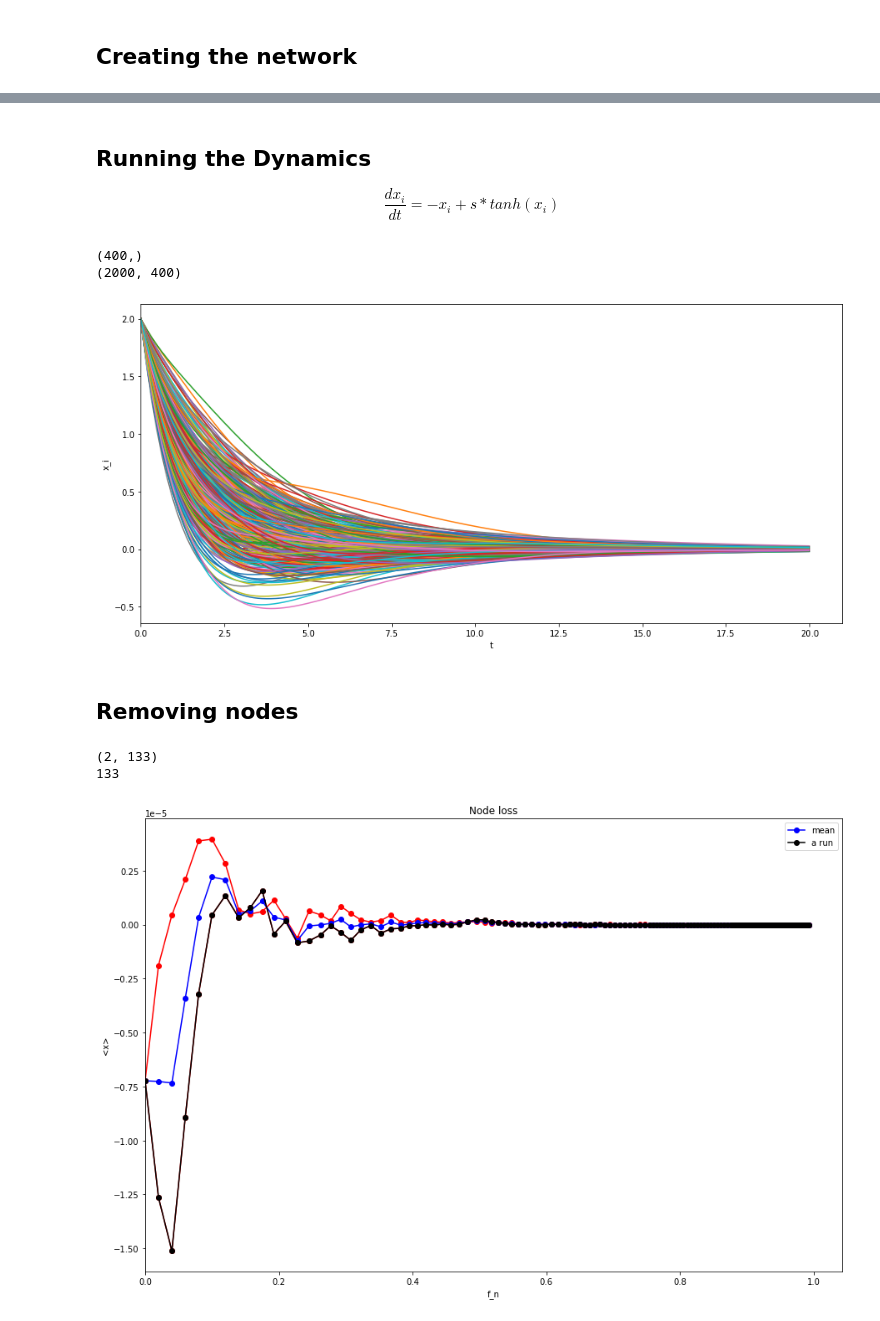
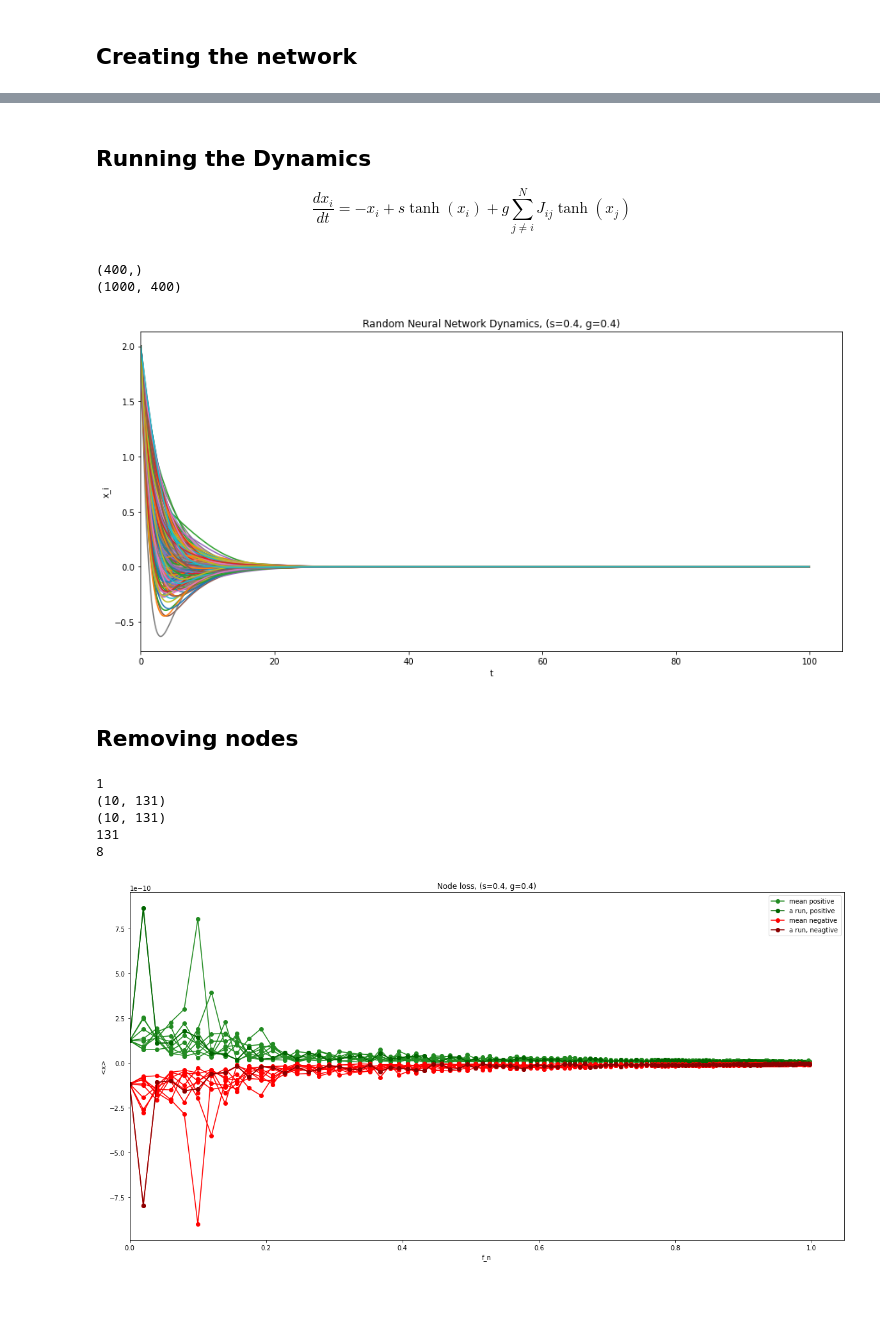
Before and after one commit to PranavAga/resilience-in-complex_networks, a Jupyter notebook: random-nn.ipynb, the cells around one changed output, grey strips where cells are left out. Saved outputs shown, nothing was run; the diff lists cells and outputs as text; code cells hidden in the pictures; blank space fills up the shorter version.

```diff
--- a/random-nn.ipynb
+++ b/random-nn.ipynb
@@ -24,5 +34,5 @@ J.shape
 # %% [markdown]
 ## Running the Dynamics
 
-$$\frac{d{x_i}}{dt} = - {x_i} + s*tanh({x_i})$$
+$$\frac{d{x_i}}{dt} = - {x_i} + s \tanh({x_i}) + g \sum_{j\ne i}^{N}J_{ij}\tanh({x_j})$$
 # %%
@@ -37,30 +50,28 @@ def neural_network_ODE(values, t, J, s=0.4, g=0.4):
 n_nodes = J.shape[0]
 initial_values = np.ones(n_nodes) * 2
 print(initial_values.shape)
-t = np.arange(0, 20, 0.01)
+t = np.arange(0, 100, 0.1)
 
-values = odeint(neural_network_ODE, initial_values, t, args=(J,))
+# Solving ODEs
+values = odeint(neural_network_ODE, initial_values, t, args=(J,s,g))
 
 print(values.shape)
 # %% [output]
 (400,)
-(2000, 400)
+(1000, 400)
 # %%
 plt.figure(figsize=(15,7))
 
-np.random.seed(SEED)
-plot_nodes = np.random.choice(np.arange(values.shape[1]),values.shape[1],replace=False)
-
-plt.plot(t[:], values[:,plot_nodes])
+plt.plot(t, values)
 plt.xlim(xmin=0)
 plt.xlabel('t')
 plt.ylabel('x_i')
 
-plt.title('')
+plt.title(f'Random Neural Network Dynamics, (s={s}, g={g})')
 
 plt.show()
 # %% [output]
-[figure, old version]
+[figure, new version]
 # %% [markdown]
 ## Removing nodes
 # %%
@@ -92 +110,7 @@ run_seed = np.random.choice(10000, nruns, replace=False)
+# %%
+f_rem = 0.02    # fraction of nodes to be removed
+nruns = 10      # number of simulations
+
+h = 0.1
+tf = 100
 # %%
@@ -129,24 +163,41 @@ for seed in tqdm(run_seed):
-# %%
-activities_nruns = np.array(activities_nruns)
-
-print(activities_nruns.shape)
-print(len(F_N))
-# %% [output]
-(2, 133)
-133
+# %%
+print(N-np.sum(N_rem))
+
+activities_pos_nruns = np.array(activities_pos_nruns)
+activities_neg_nruns = np.array(activities_neg_nruns)
+
+print(activities_pos_nruns.shape)
+print(activities_neg_nruns.shape)
+print(len(F_N))
+
+random_run = np.random.choice(range(nruns),1)[0]
+print(random_run)
+# %% [output]
+1
+(10, 131)
+(10, 131)
+131
+8
 # %%
-plt.figure(figsize=(15,10))
-plt.plot(F_N,activities_nruns.T, 'o-', color='r')
-plt.plot(F_N,np.mean(activities_nruns,axis=0), 'o-', color='blue', label='mean')
-plt.plot(F_N,activities_nruns[np.random.choice(range(nruns),1)[0]], 'o-', color='black', label='a run')
+plt.figure(figsize=(20,10))
 
-# plt.ylim(ymin=0)
+POS = 'forestgreen'
+NEG = 'red'
+
+plt.plot(F_N,activities_pos_nruns[:1].T, 'o-', color=POS, label = 'mean positive')
+plt.plot(F_N,activities_pos_nruns[1:].T, 'o-', color=POS)
+plt.plot(F_N,activities_pos_nruns[random_run].T, 'o-', color='darkgreen', label='a run, positive')
+
+plt.plot(F_N,activities_neg_nruns[:1].T, 'o-', color=NEG, label = 'mean negative')
+plt.plot(F_N,activities_neg_nruns[1:].T, 'o-', color=NEG)
+plt.plot(F_N,activities_neg_nruns[random_run].T, 'o-', color='darkred', label='a run, neagtive')
+
 plt.xlim(xmin=0)
 plt.xlabel(f'f_n')
 plt.ylabel(f'<x>')
-plt.title('Node loss')
+plt.title(f'Node loss, (s={s}, g={g})')
 plt.legend()
 
 plt.show()
 # %% [output]
-[figure, old version]
+[figure, new version]
```
Also changed, not shown: parts of 11 cells of this notebook, 3 other files.
